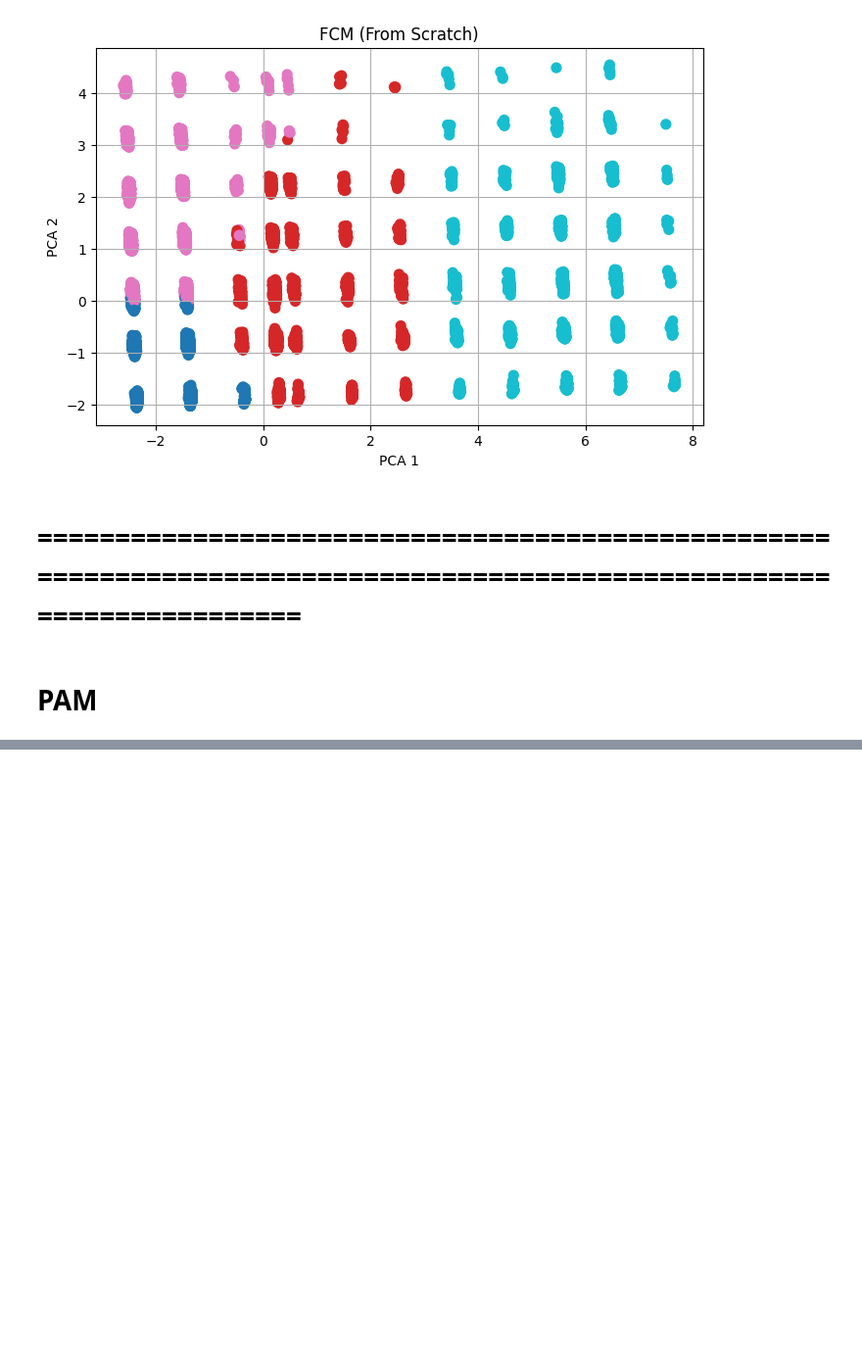
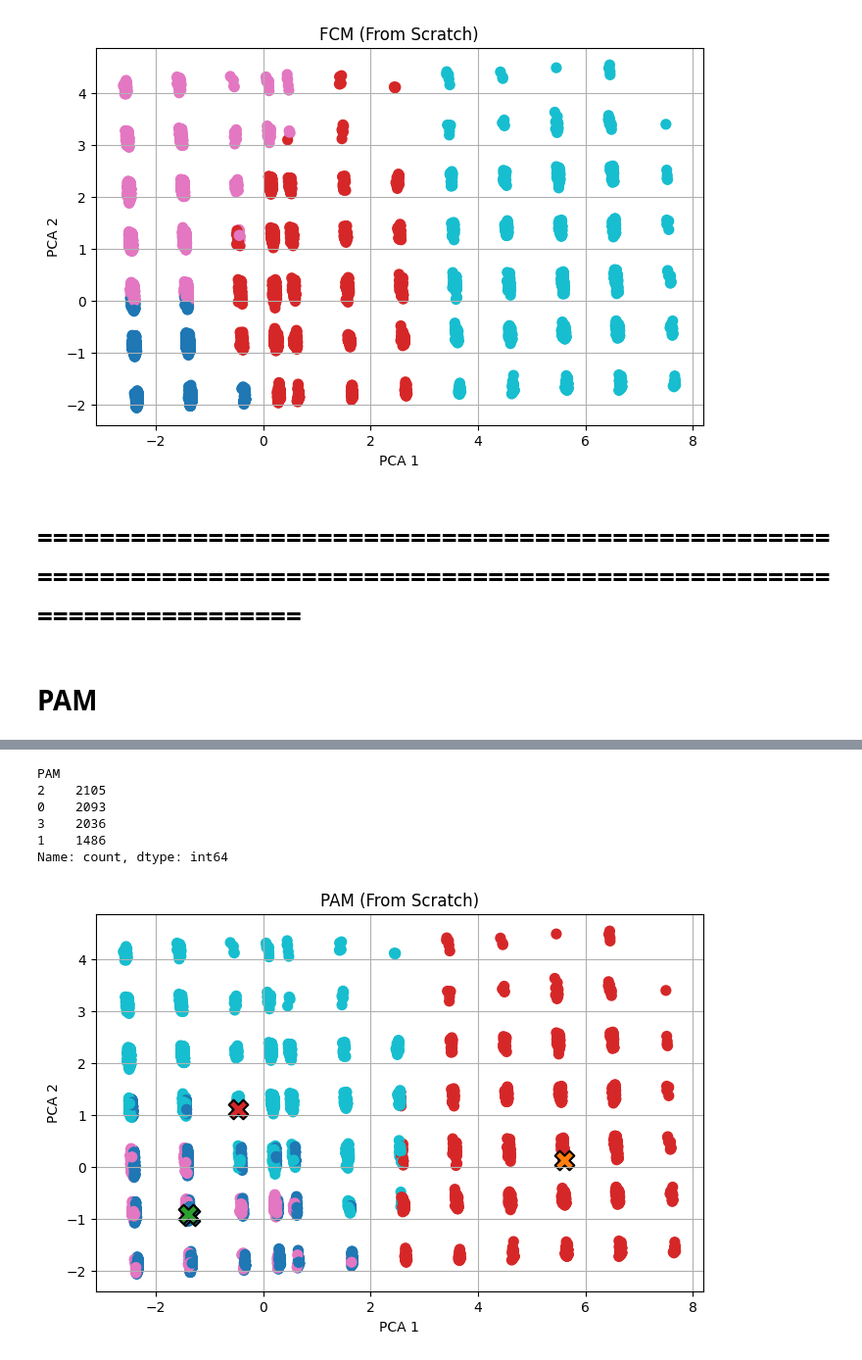
Before and after one commit to Ahmed-alaa47/CI-Project, a Jupyter notebook: CI_project.ipynb, the cells around one changed output, grey strips where cells are left out. Shown at 98% size. Cells and saved outputs as stored; diff of their text form; code cells hidden in the pictures; blank space fills up the shorter version.

```diff
--- a/CI_project.ipynb
+++ b/CI_project.ipynb
@@ -288,3 +288,26 @@ Name: count, dtype: int64
 # =======================================================================================================================
 # %% [markdown]
 # PAM
+# %%
+from sklearn.decomposition import PCA
+import matplotlib.pyplot as plt
+
+def plot_clusters_with_centers(X, labels, title, medoids=None, medoid_labels=None):
+    pca = PCA(n_components=2)
+    reduced = pca.fit_transform(X)
+
+    plt.figure(figsize=(8, 5))
+    scatter = plt.scatter(reduced[:, 0], reduced[:, 1], c=labels, cmap='tab10', s=50)
+
+    if medoids is not None and medoid_labels is not None:
+        medoid_points = pca.transform(medoids)
+        cmap = plt.cm.get_cmap('tab10')
+        for point, label in zip(medoid_points, medoid_labels):
+            plt.scatter(point[0], point[1], color=cmap(label),
+                        marker='X', s=200, edgecolors='black', linewidths=1.5)
+
+    plt.title(title)
+    plt.xlabel('PCA 1')
+    plt.ylabel('PCA 2')
+    plt.grid(True)
+    plt.show()
@@ -290,0 +316,3 @@ Name: count, dtype: int64
+# %%
+pam = PAM(n_clusters=4, max_iter=50)
+labels = pam.fit_predict(X)
@@ -290,0 +344,20 @@ Name: count, dtype: int64
+# %%
+df_clusters_PAM = pd.DataFrame(labels, columns=['PAM'])
+print(df_clusters_PAM['PAM'].value_counts())
+
+medoid_labels = np.arange(pam.n_clusters)
+plot_clusters_with_centers(
+    X,
+    labels=pam.labels,
+    title="PAM (From Scratch)",
+    medoids=pam.get_medoids(X),
+    medoid_labels=medoid_labels
+)
+# %% [output]
+PAM
+2    2105
+0    2093
+3    2036
+1    1486
+Name: count, dtype: int64
+[figure, added]
```
Also changed, not shown: parts of 8 cells of this notebook, 1 other file.
